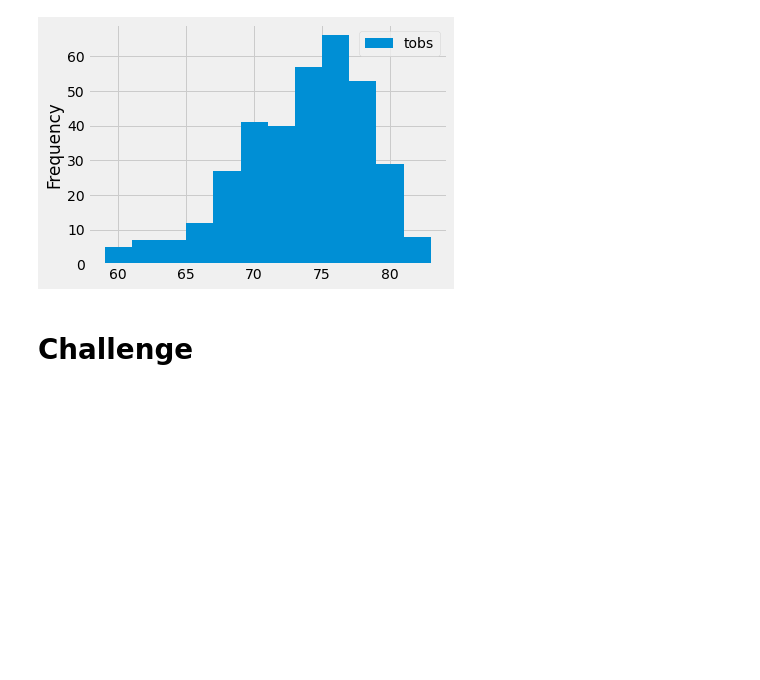
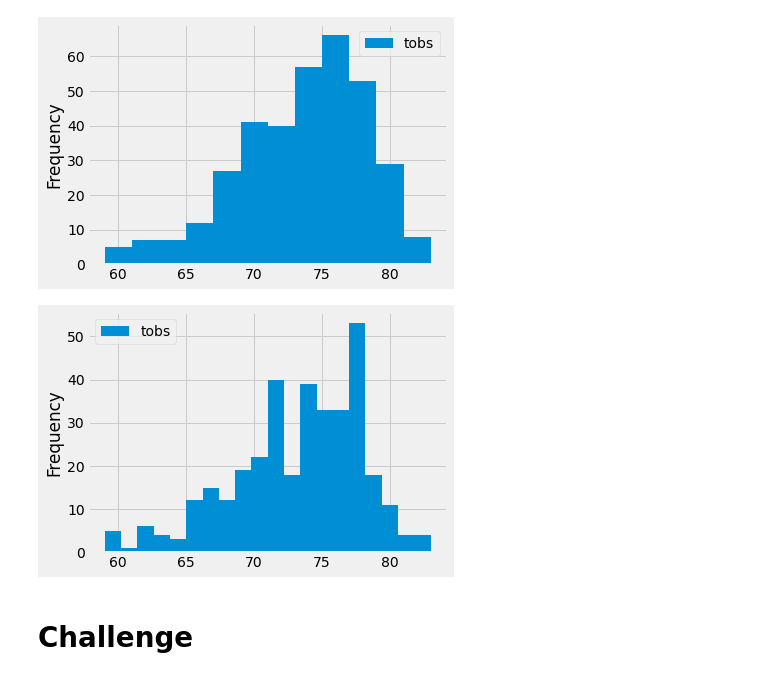
Before and after one commit to roomasa/surfs_up, a Jupyter notebook: climate_analysis.ipynb, the cells around one changed output. Cells and saved outputs as stored; diff of their text form; code cells hidden in the pictures; blank space fills up the shorter version.

```diff
--- a/climate_analysis.ipynb
+++ b/climate_analysis.ipynb
@@ -241,6 +241,11 @@ df.plot.hist(bins=12)
 plt.tight_layout()
 # %% [output]
 [figure]
+# %%
+df.plot.hist(bins=20)
+plt.tight_layout()
+# %% [output]
+[figure, added]
 # %%
 # Write a function called `calc_temps` that will accept start date and end date in the format '%Y-%m-%d'
 # and return the minimum, average, and maximum temperatures for that range of dates
```
Also changed, not shown: 2 other files.
